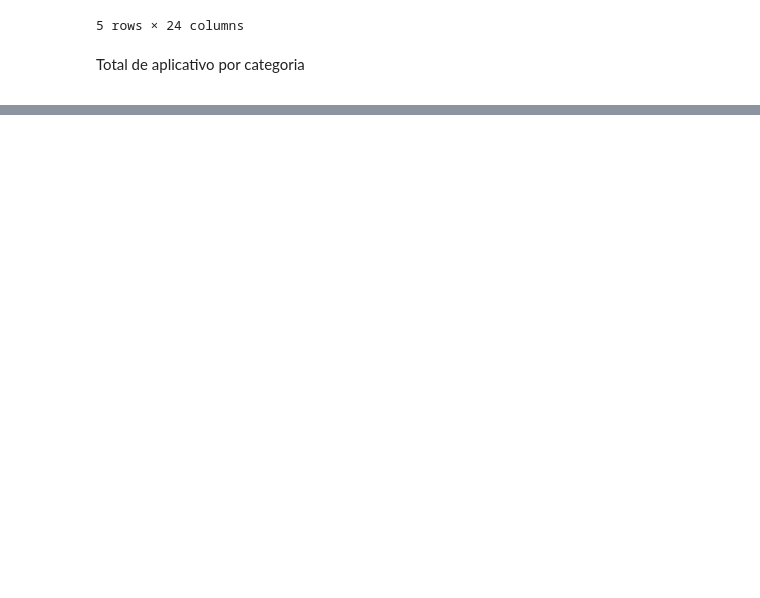
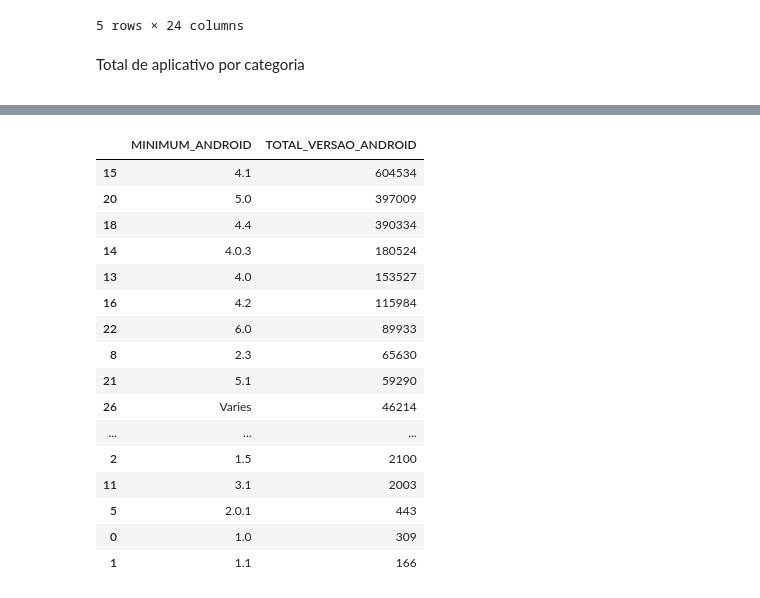
Before and after one commit to rodrigorocha1/google_play_store, a Jupyter notebook: notebooks/tratamento_dados.ipynb, the cells around one changed output, grey strips where cells are left out. Saved outputs shown, nothing was run; the diff lists cells and outputs as text; code cells hidden in the pictures; blank space fills up the shorter version.

Commit message:
Total de aplicativo por Versão

```diff
--- a/notebooks/tratamento_dados.ipynb
+++ b/notebooks/tratamento_dados.ipynb
@@ -127,5 +127,7 @@ dados_completo.head()
 # %% [markdown]
 <p>Total de aplicativo por categoria<p>
 # %%
-dados_categoria_agrupado = dados_completo.groupby('CATEGORY').size().reset_index(name='TOTAL_APP_CATEGORIA')
-dados_categoria_agrupado.sort_values(by='TOTAL_APP_CATEGORIA', ascending=False, inplace=True)
+def dataframe_agrupado(nome_coluna: str, nome_agrupado: str):
+    df_agrupado = dados_completo.groupby(nome_coluna).size().reset_index(name=nome_agrupado)
+    df_agrupado.sort_values(by=nome_agrupado, ascending=False, inplace=True)
+    return df_agrupado
@@ -154,3 +157,24 @@ fig = px.bar(data_frame=dados_categoria_agrupado, x='CATEGORY', y='TOTAL_APP_CAT
 fig.show()
 # %% [output]
 [interactive output not drawn]
+# %%
+df_total_versao = dataframe_agrupado(nome_coluna='MINIMUM_ANDROID', nome_agrupado='TOTAL_VERSAO_ANDROID')
+df_total_versao
+# %% [output]
+|  | MINIMUM_ANDROID | TOTAL_VERSAO_ANDROID |
+| 15 | 4.1 | 604534 |
+| 20 | 5.0 | 397009 |
+| 18 | 4.4 | 390334 |
+| 14 | 4.0.3 | 180524 |
+| 13 | 4.0 | 153527 |
+| 16 | 4.2 | 115984 |
+| 22 | 6.0 | 89933 |
+| 8 | 2.3 | 65630 |
+| 21 | 5.1 | 59290 |
+| 26 | Varies | 46214 |
+| ... | ... | ... |
+| 2 | 1.5 | 2100 |
+| 11 | 3.1 | 2003 |
+| 5 | 2.0.1 | 443 |
+| 0 | 1.0 | 309 |
+| 1 | 1.1 | 166 |
```
Also changed, not shown: parts of 4 cells of this notebook.
